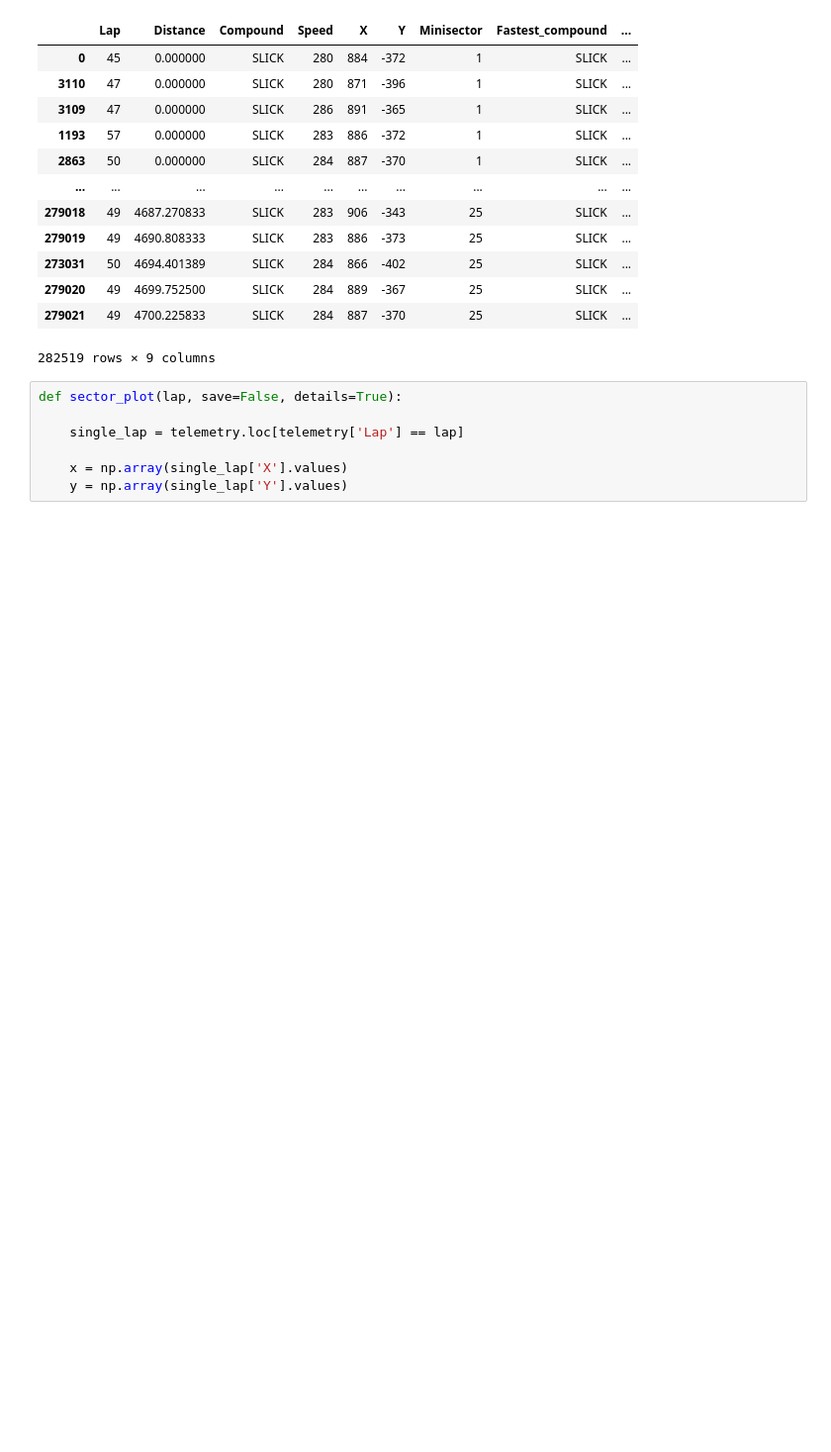
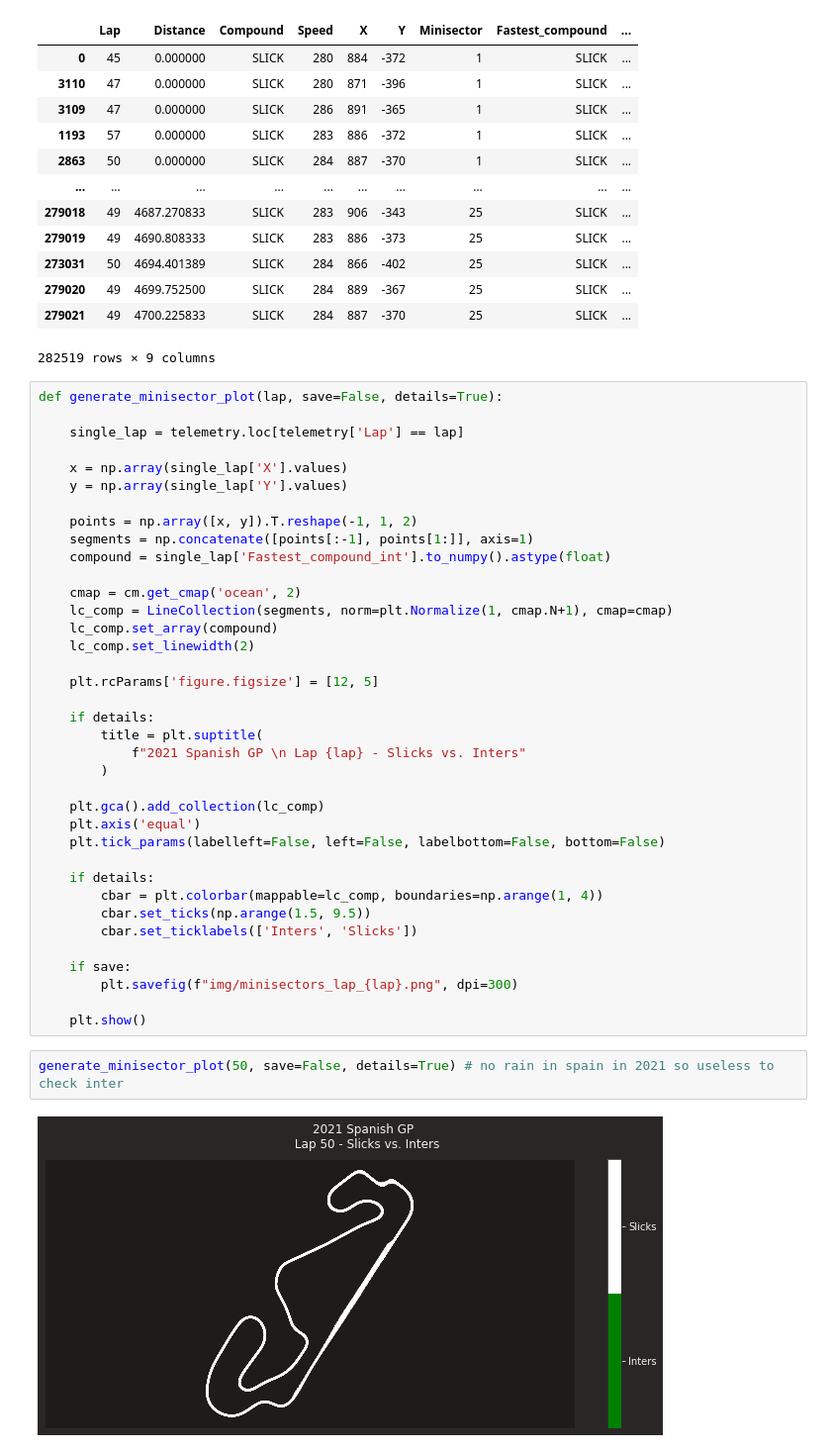
Before and after one commit to TheWangAndOnly/FormulaOne, a Jupyter notebook: notebooks/ToBoxOrNotToBox.ipynb, the cells around one changed output. Shown at 99% size. Drawn from its saved outputs; the diff is of its cells as text; blank space fills up the shorter version.

```diff
--- a/notebooks/ToBoxOrNotToBox.ipynb
+++ b/notebooks/ToBoxOrNotToBox.ipynb
@@ -237,9 +237,43 @@ telemetry
 | 279021 | 49 | 4700.225833 | SLICK | 284 | 887 | -370 | 25 | SLICK | ... |
 282519 rows × 9 columns
 # %%
-def sector_plot(lap, save=False, details=True):
+def generate_minisector_plot(lap, save=False, details=True):
 
     single_lap = telemetry.loc[telemetry['Lap'] == lap]
 
     x = np.array(single_lap['X'].values)
     y = np.array(single_lap['Y'].values)
+
+    points = np.array([x, y]).T.reshape(-1, 1, 2)
+    segments = np.concatenate([points[:-1], points[1:]], axis=1)
+    compound = single_lap['Fastest_compound_int'].to_numpy().astype(float)
+
+    cmap = cm.get_cmap('ocean', 2)
+    lc_comp = LineCollection(segments, norm=plt.Normalize(1, cmap.N+1), cmap=cmap)
+    lc_comp.set_array(compound)
+    lc_comp.set_linewidth(2)
+
+    plt.rcParams['figure.figsize'] = [12, 5]
+
+    if details:
+        title = plt.suptitle(
+            f"2021 Spanish GP \n Lap {lap} - Slicks vs. Inters"
+        )
+
+    plt.gca().add_collection(lc_comp)
+    plt.axis('equal')
+    plt.tick_params(labelleft=False, left=False, labelbottom=False, bottom=False)
+
+    if details:
+        cbar = plt.colorbar(mappable=lc_comp, boundaries=np.arange(1, 4))
+        cbar.set_ticks(np.arange(1.5, 9.5))
+        cbar.set_ticklabels(['Inters', 'Slicks'])
+
+    if save:
+        plt.savefig(f"img/minisectors_lap_{lap}.png", dpi=300)
+
+    plt.show()
+# %%
+generate_minisector_plot(50, save=False, details=True) # no rain in spain in 2021 so useless to check inter
+# %% [output]
+[figure, added]
```
